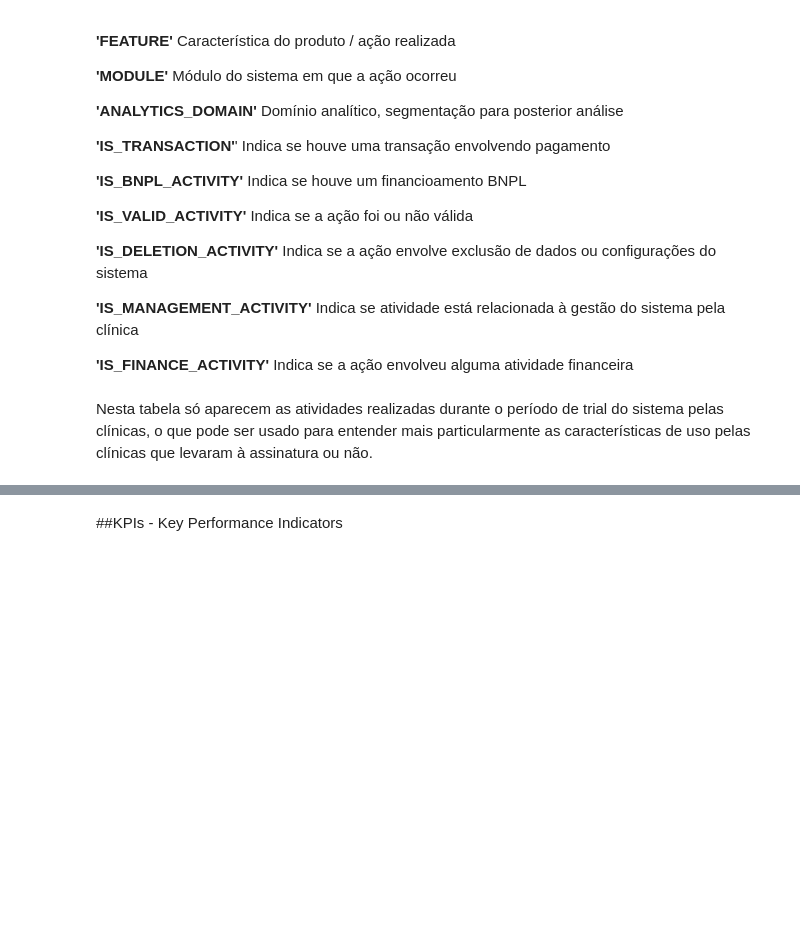
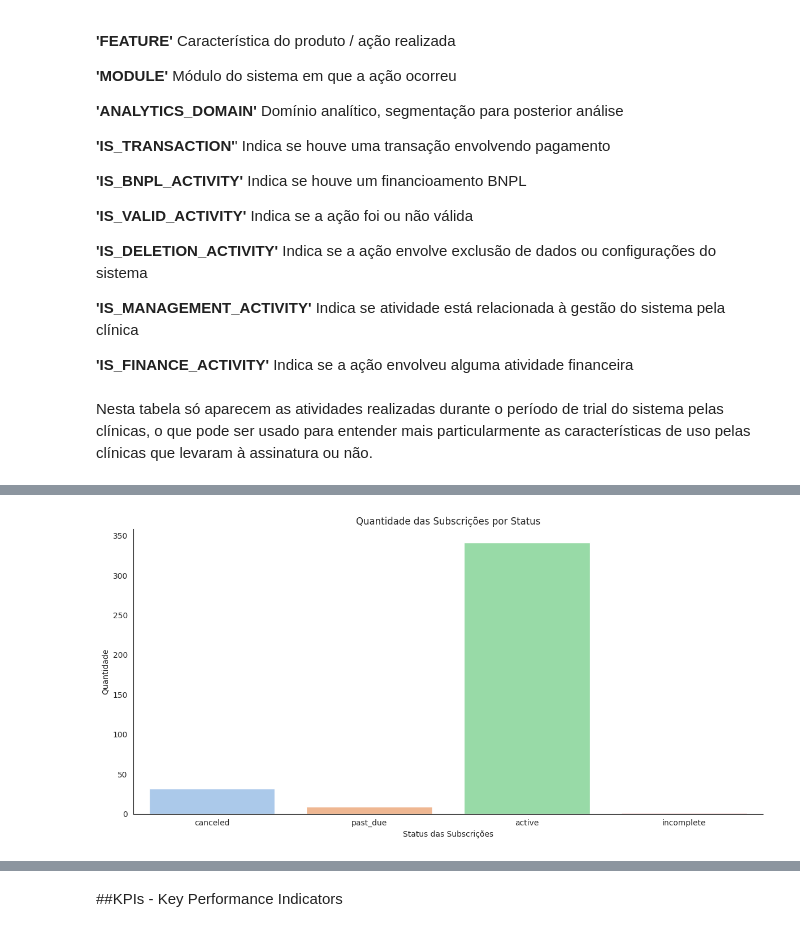
Before and after one commit to BLayus/Case_Saas_Clinicas_Odonto, a Jupyter notebook: Case_2_PED_Clinicas.ipynb, the cells around one changed output, grey strips where cells are left out. Cells and saved outputs as stored; diff of their text form; code cells hidden in the pictures; blank space fills up the shorter version.

```diff
--- a/Case_2_PED_Clinicas.ipynb
+++ b/Case_2_PED_Clinicas.ipynb
@@ -270,0 +442,15 @@ Nesta tabela só aparecem as atividades realizadas durante o período de trial d
+# %%
+# Looking for subscription status characteristics
+
+plt.figure(figsize=(12,6))
+
+sns.countplot(data= subscriptions, x = 'SUBSCRIPTION_STATUS')
+plt.xlabel('Status das Subscrições')
+plt.ylabel('Quantidade')
+plt.title('Quantidade das Subscrições por Status')
+
+sns.despine(right=True)
+plt.tight_layout()
+plt.show()
+# %% [output]
+[figure, added]
```
Also changed, not shown: parts of 79 cells of this notebook.
